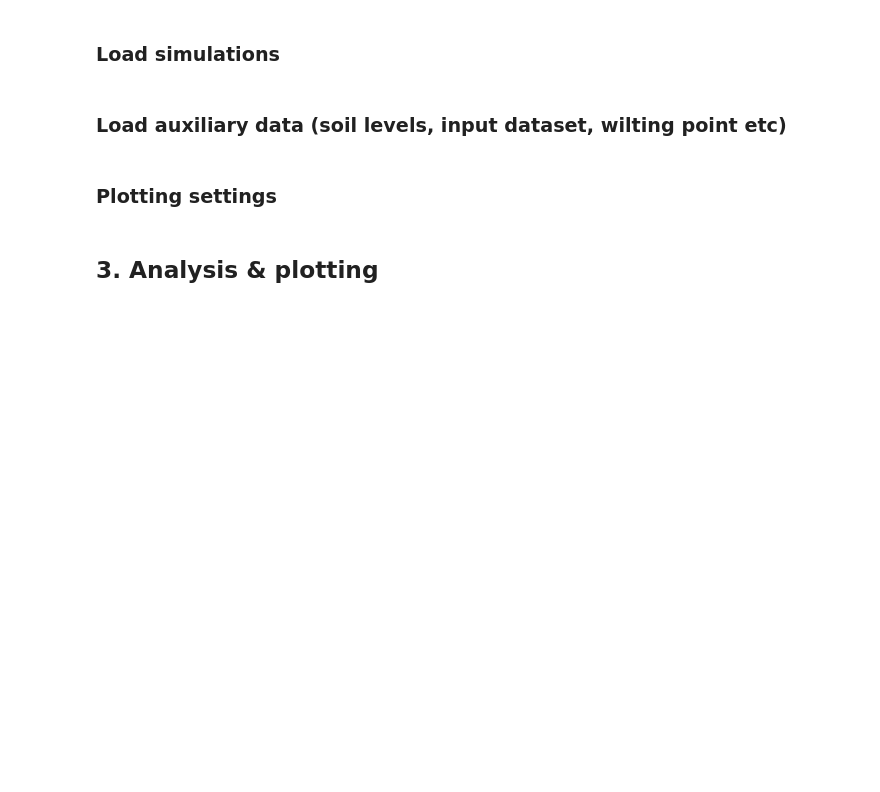
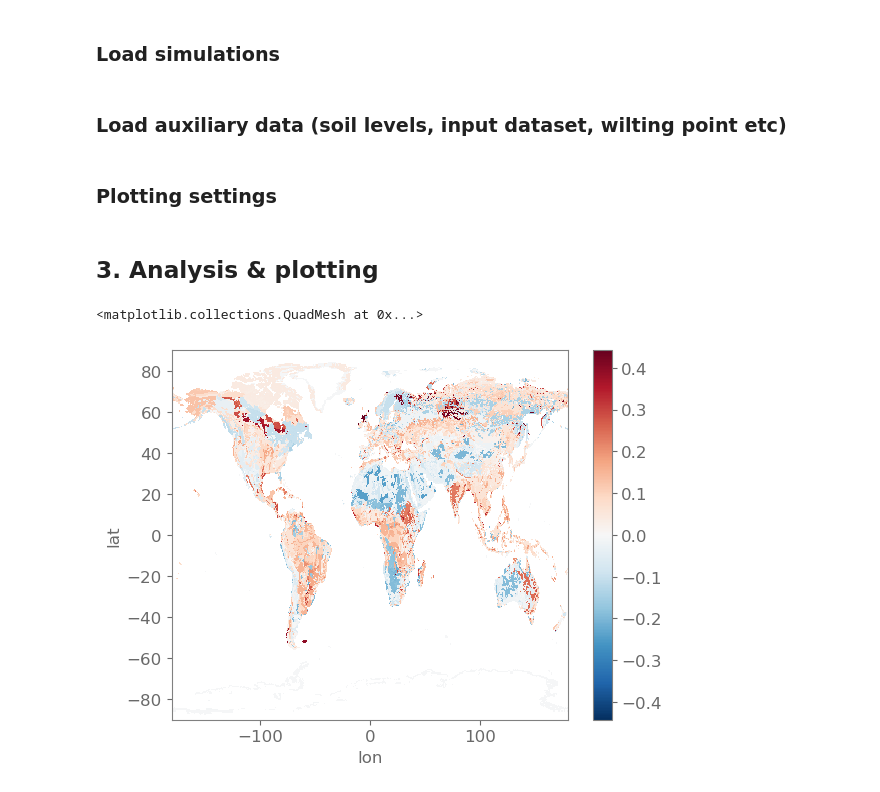
Before and after one commit to Ivanderkelen/Vanderkelen_etal_2025_BG, a Jupyter notebook: notebooks/plot_default_waterholdingcapacity.ipynb, the cells around one changed output. Drawn from its saved outputs; the diff is of its cells as text; code cells hidden in the pictures; blank space fills up the shorter version.

```diff
--- a/notebooks/plot_default_waterholdingcapacity.ipynb
+++ b/notebooks/plot_default_waterholdingcapacity.ipynb
@@ -129,3 +126,8 @@ da_whc_scen = (da_fc_scen  - da_wilting_h2osoi_scen)
 # delta wilting point
 da_delta_whc =  da_whc_scen - da_whc_ctl
 da_delta_whc_rel = (da_delta_whc/abs(da_whc_ctl)*100).weighted(da_delta_whc['levsoi']).mean(dim='levsoi').mean('time').compute()
+# %%
+da_whc_scen.weighted(da_delta_whc['levsoi']).mean(dim='levsoi').mean('time').plot()
+# %% [output]
+<matplotlib.collections.QuadMesh at 0x...>
+[figure, added]
```
Also changed, not shown: parts of 8 cells of this notebook, 13 other files.
